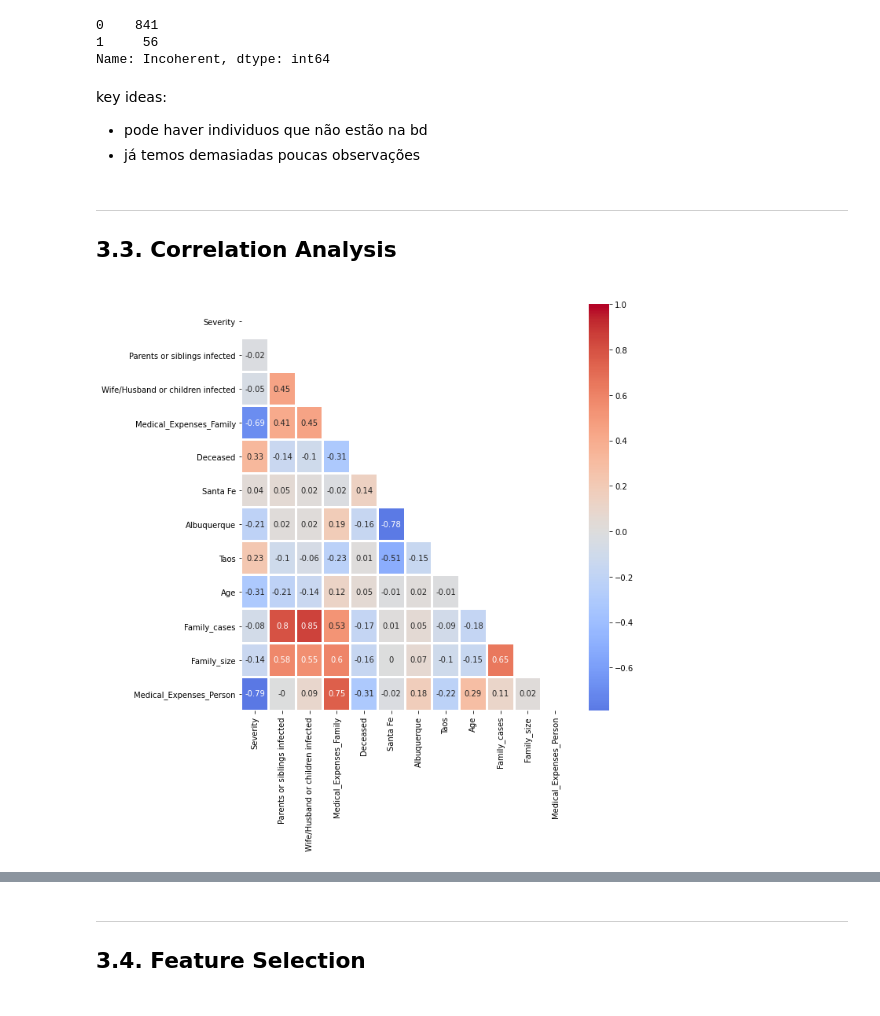
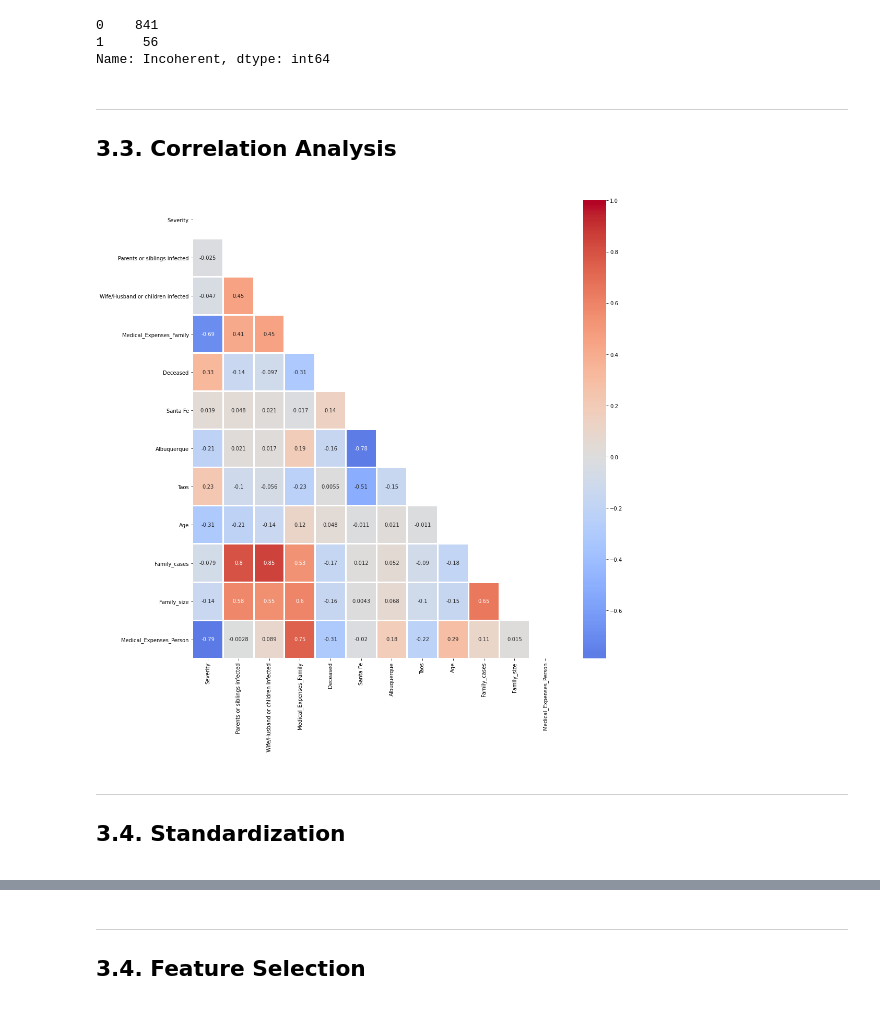
Before and after one commit to davidsousa98/ML, a Jupyter notebook: Project.ipynb, the cells around one changed output, grey strips where cells are left out. Cells and saved outputs as stored; diff of their text form; code cells hidden in the pictures.

```diff
--- a/Project.ipynb
+++ b/Project.ipynb
@@ -306,11 +308,6 @@ df2['Incoherent'].value_counts()
 0    841
 1     56
 Name: Incoherent, dtype: int64
-# %% [markdown]
-key ideas:
-
-- pode haver individuos que não estão na bd
-- já temos demasiadas poucas observações
 # %% [markdown]
 <hr>
 <a class="anchor" id="corr">
@@ -319,12 +316,20 @@ key ideas:
 
 </a>
 # %%
-plt.rcParams['figure.figsize'] = (10,10)
 
-corr_matrix=df.corr(method = 'spearman').round(2)
+plt.rcParams['figure.figsize'] = (15,15)
+
+corr_matrix=df.corr(method = 'spearman')
 mask=np.zeros_like(corr_matrix, dtype=np.bool)
 mask[np.triu_indices_from(mask)]=True
 sns.heatmap(data=corr_matrix, mask=mask, center=0, annot=True, linewidths=2, cmap='coolwarm')
 plt.tight_layout()
 # %% [output]
-[figure, old version]
+[figure, new version]
+# %% [markdown]
+<hr>
+<a class="anchor" id="feature">
+
+## 3.4. Standardization
+
+</a>
```
Also changed, not shown: parts of 9 cells of this notebook.
